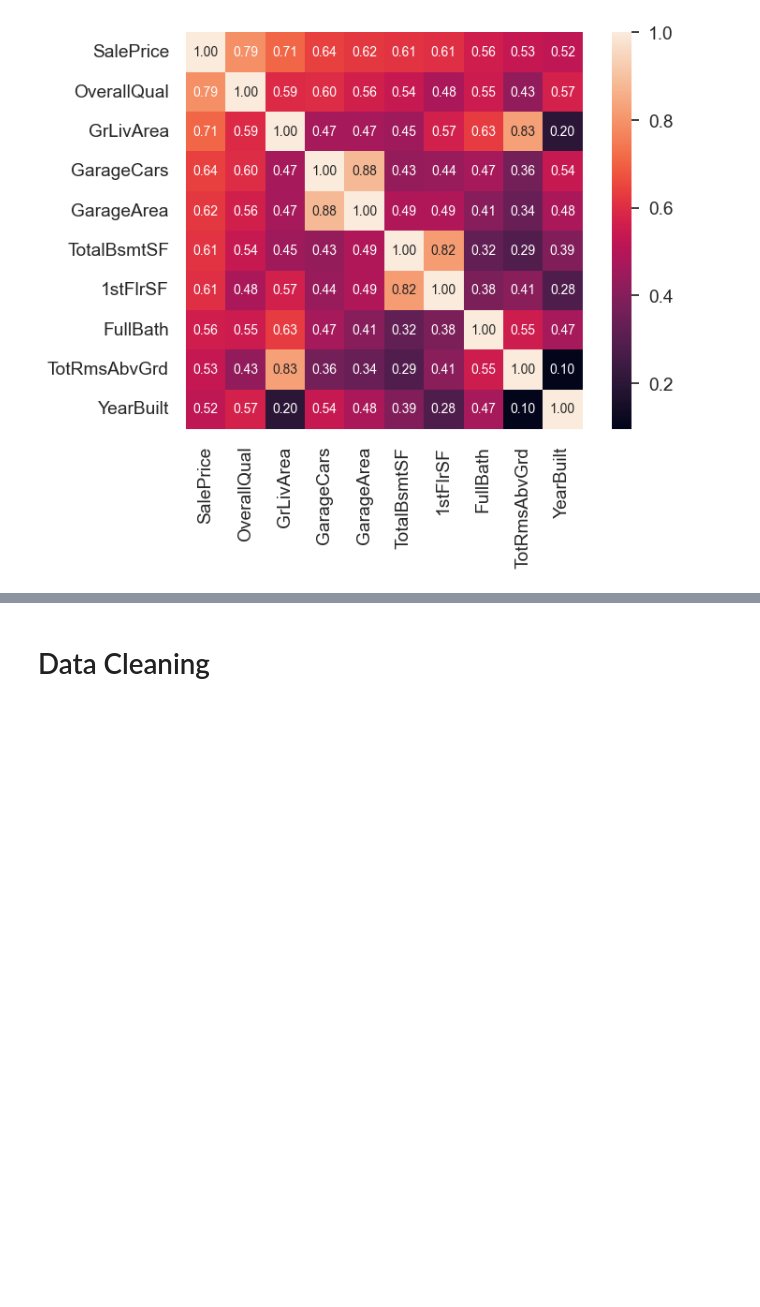
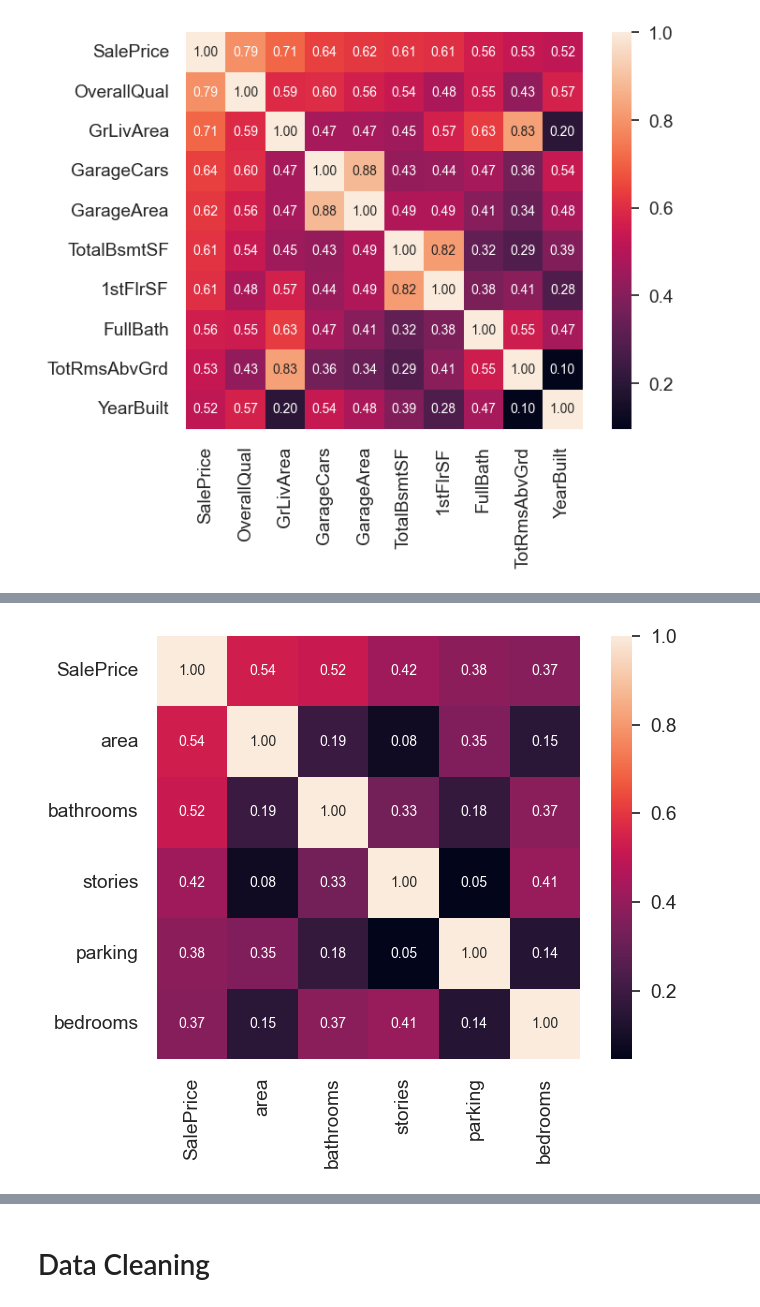
Before and after one commit to ansonchf/House-Price-Prediction, a Jupyter notebook: House_price_prediction.ipynb, the cells around one changed output, grey strips where cells are left out. Cells and saved outputs as stored; diff of their text form; code cells hidden in the pictures; blank space fills up the shorter version.

```diff
--- a/House_price_prediction.ipynb
+++ b/House_price_prediction.ipynb
@@ -109,0 +127,12 @@ plt.show()
+# %%
+# Investigate dataset 2 to see the saleprice correlation matrix
+k = 10 #number of variables for heatmap
+dataset2.rename(columns={'price': 'SalePrice'}, inplace=True)
+corr_matrix = dataset2.select_dtypes(include=np.number).corr()
+cols = corr_matrix.nlargest(k, 'SalePrice')['SalePrice'].index
+cm = np.corrcoef(dataset2[cols].values.T)
+sns.set(font_scale=1.25)
+hm = sns.heatmap(cm, cbar=True, annot=True, square=True, fmt='.2f', annot_kws={'size': 10}, yticklabels=cols.values, xticklabels=cols.values)
+plt.show()
+# %% [output]
+[figure, added]
```
Also changed, not shown: parts of 19 cells of this notebook, 1 other file.
